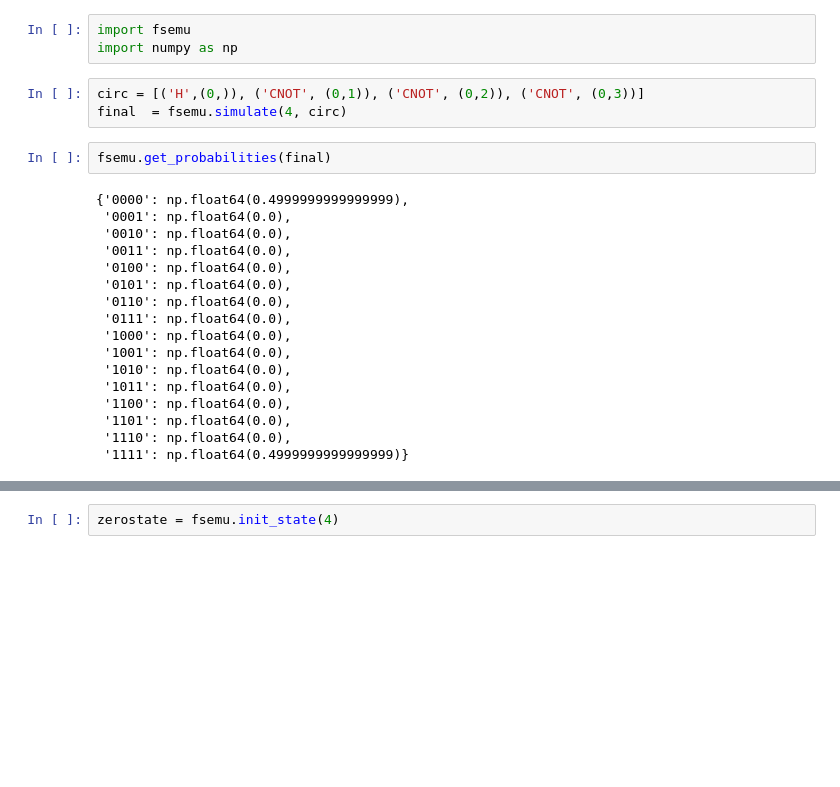
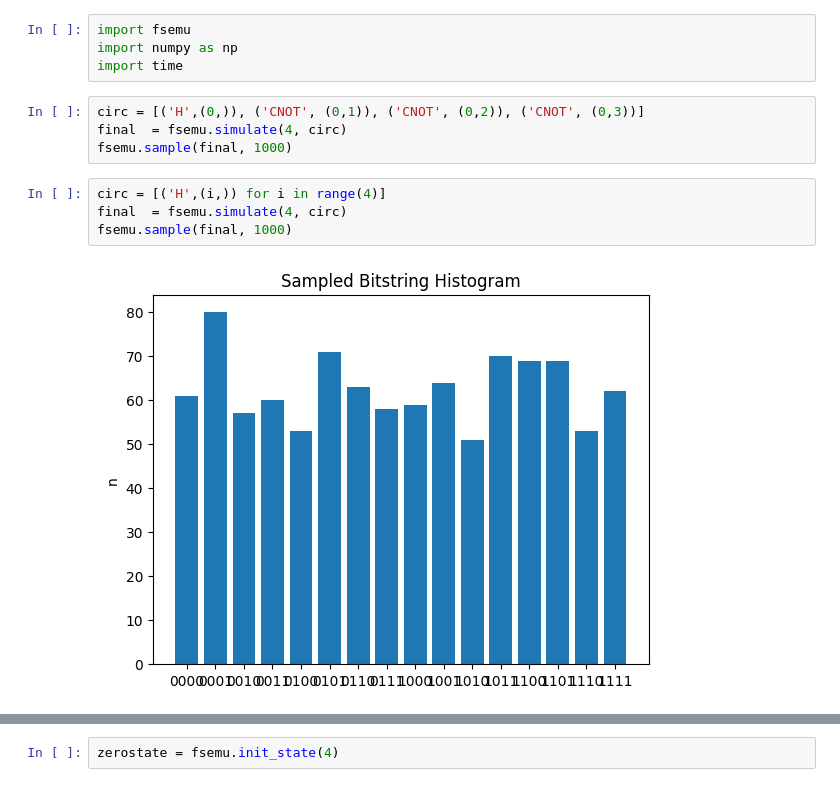
Before and after one commit to tobiasloewe/JSS25-NANO1, a Jupyter notebook: exercises.ipynb, the cells around one changed output, grey strips where cells are left out. Saved outputs shown, nothing was run; the diff lists cells and outputs as text; blank space fills up the shorter version.

```diff
--- a/exercises.ipynb
+++ b/exercises.ipynb
@@ -1,25 +1,14 @@
 # %%
 import fsemu
 import numpy as np
+import time
 # %%
 circ = [('H',(0,)), ('CNOT', (0,1)), ('CNOT', (0,2)), ('CNOT', (0,3))]
 final  = fsemu.simulate(4, circ)
+fsemu.sample(final, 1000)
-# %%
-fsemu.get_probabilities(final)
-# %% [output]
-{'0000': np.float64(0.4999999999999999),
- '0001': np.float64(0.0),
- '0010': np.float64(0.0),
- '0011': np.float64(0.0),
- '0100': np.float64(0.0),
- '0101': np.float64(0.0),
- '0110': np.float64(0.0),
- '0111': np.float64(0.0),
- '1000': np.float64(0.0),
- '1001': np.float64(0.0),
- '1010': np.float64(0.0),
- '1011': np.float64(0.0),
- '1100': np.float64(0.0),
- '1101': np.float64(0.0),
- '1110': np.float64(0.0),
- '1111': np.float64(0.4999999999999999)}
+# %%
+circ = [('H',(i,)) for i in range(4)]
+final  = fsemu.simulate(4, circ)
+fsemu.sample(final, 1000)
+# %% [output]
+[figure, added]
```
Also changed, not shown: parts of 18 cells of this notebook, 3 other files.
